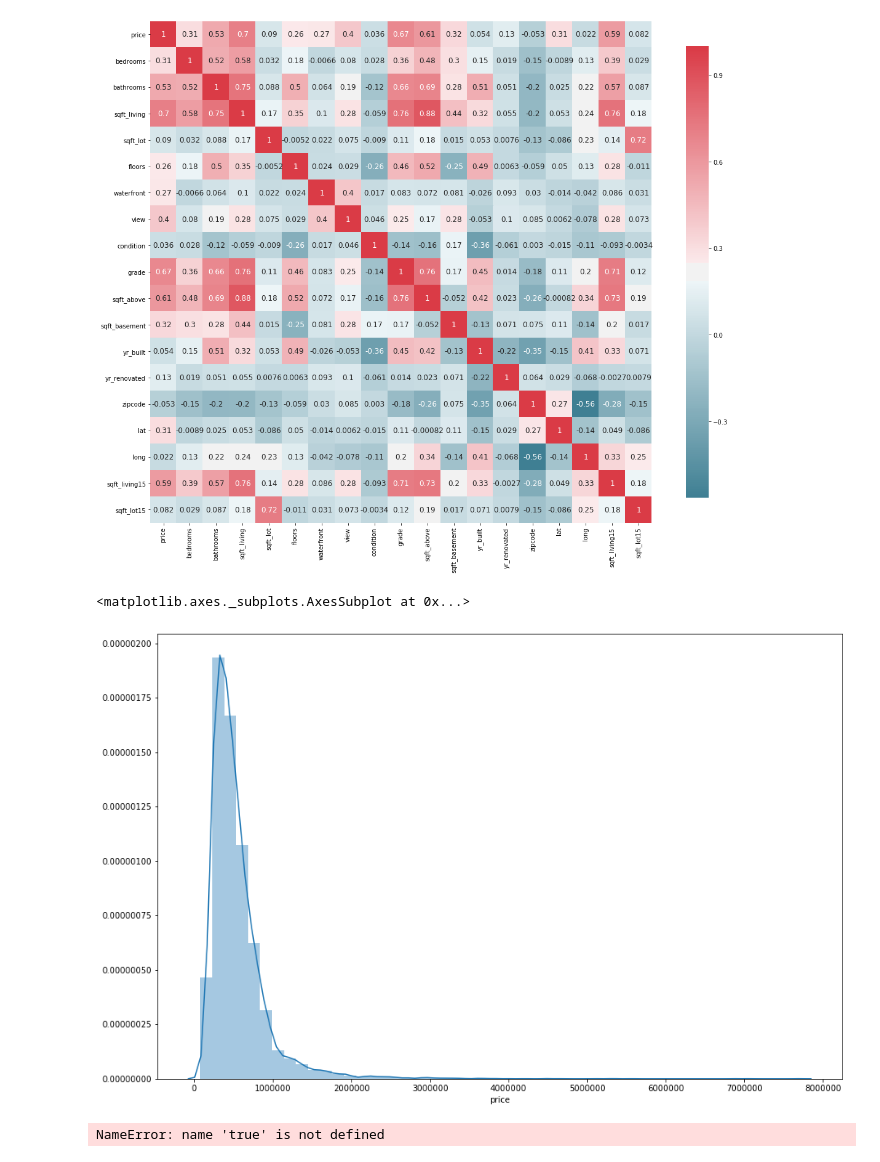
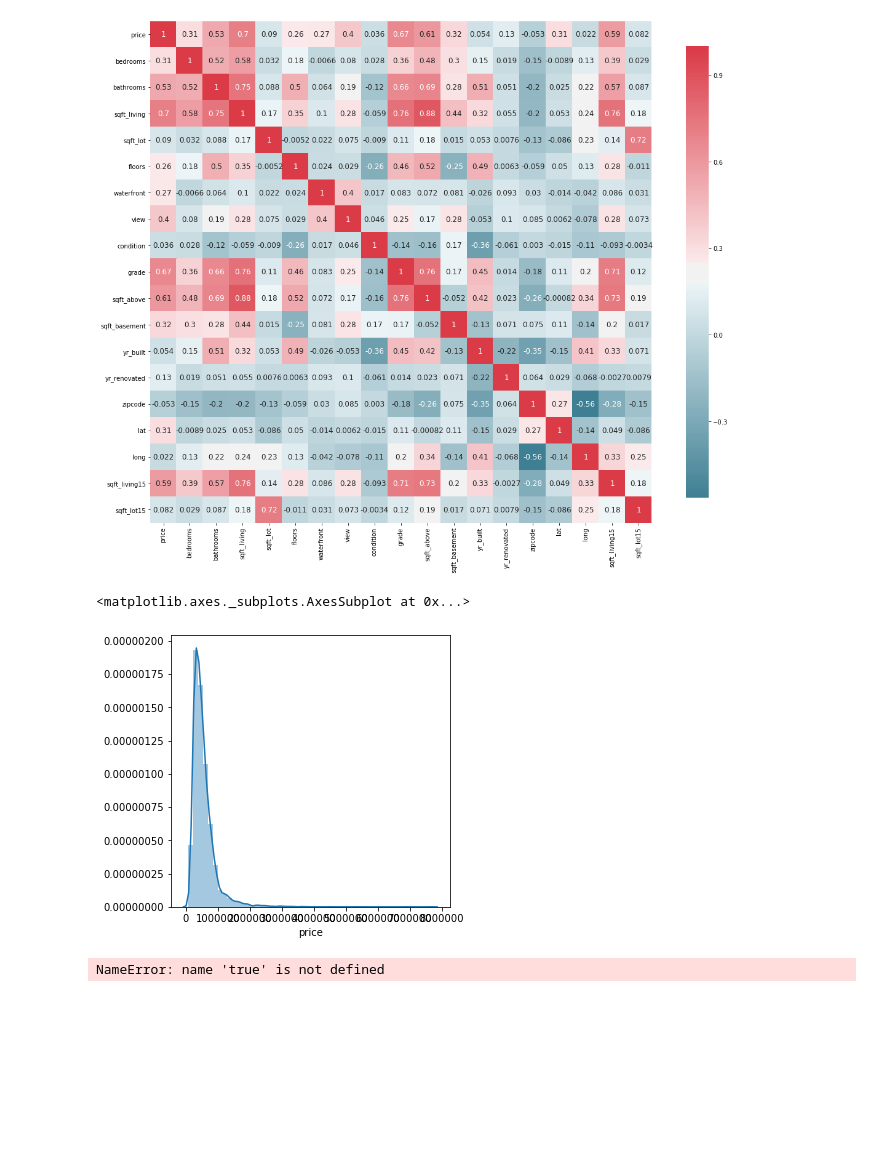
Before and after one commit to H-JEMAI/Hatem-JEMAI, a Jupyter notebook: CHECK POINT3_regr_model-Copy3.ipynb, the cells around one changed output. Saved outputs shown, nothing was run; the diff lists cells and outputs as text; code cells hidden in the pictures; blank space fills up the shorter version.

```diff
--- a/CHECK POINT3_regr_model-Copy3.ipynb
+++ b/CHECK POINT3_regr_model-Copy3.ipynb
@@ -391,12 +400,12 @@ plot_correlation_map(data)
 # %% [output]
 [figure]
 # %%
-plt.figure(figsize=(15,10))
+plt.figure(figsize=(5,5))
 plt.tight_layout()
 seabornInstance.distplot(data['price'])
 # %% [output]
 <matplotlib.axes._subplots.AxesSubplot at 0x...>
-[figure, old version]
+[figure, new version]
 # %%
 sns.distplot(data['price'],bins=10,hist=true,kde=true,color="red")
 # %% [output]
```
Also changed, not shown: parts of 29 cells of this notebook.
